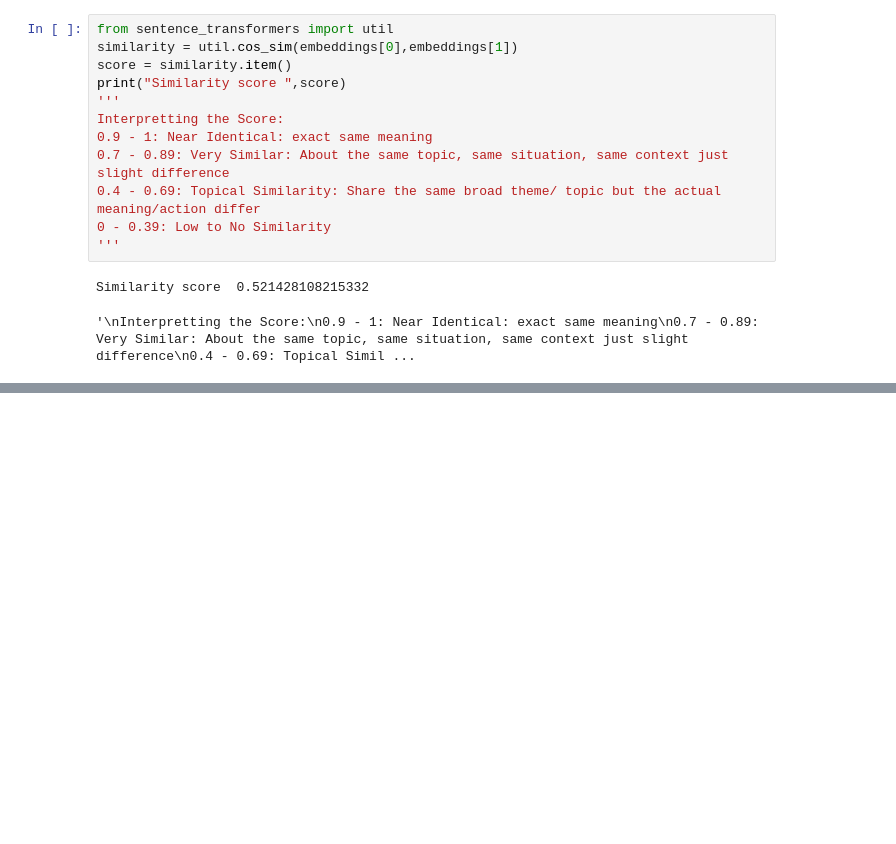
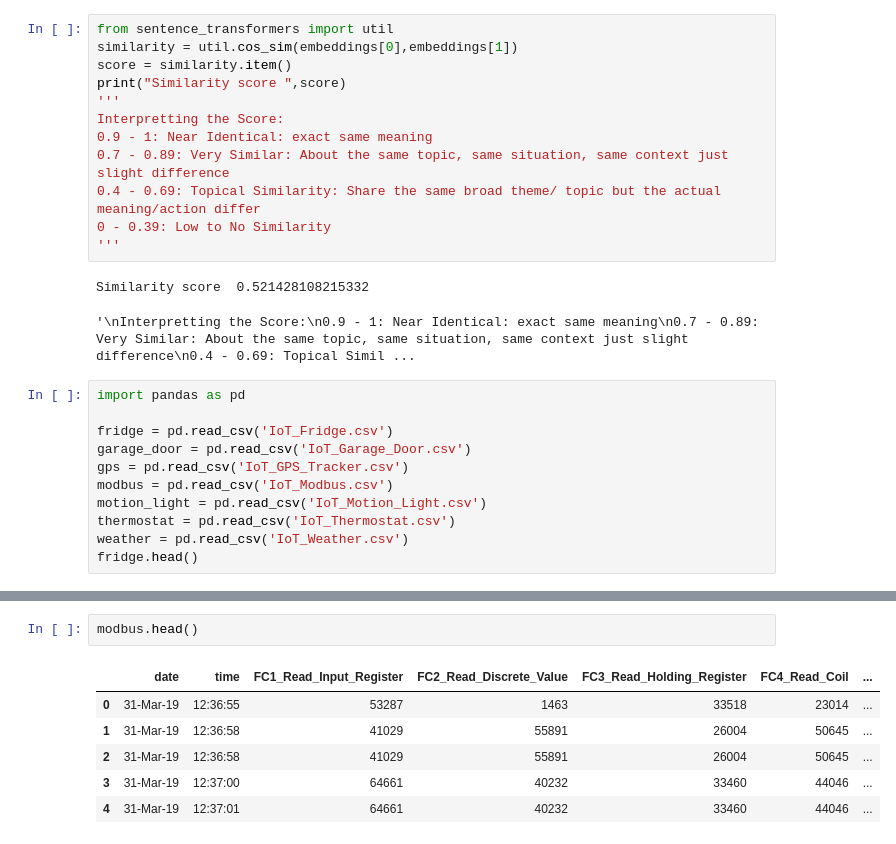
Before and after one commit to wiwiwashere/TON_loT_network, a Jupyter notebook: Idea1.ipynb, the cells around one changed output, grey strips where cells are left out. Drawn from its saved outputs; the diff is of its cells as text; blank space fills up the shorter version.

```diff
--- a/Idea1.ipynb
+++ b/Idea1.ipynb
@@ -65,3 +65,14 @@ Interpretting the Score:
 # %% [output]
 Similarity score  0.521428108215332
 '\nInterpretting the Score:\n0.9 - 1: Near Identical: exact same meaning\n0.7 - 0.89: Very Similar: About the same topic, same situation, same context just slight difference\n0.4 - 0.69: Topical Simil ...
+# %%
+import pandas as pd
+
+fridge = pd.read_csv('IoT_Fridge.csv')
+garage_door = pd.read_csv('IoT_Garage_Door.csv')
+gps = pd.read_csv('IoT_GPS_Tracker.csv')
+modbus = pd.read_csv('IoT_Modbus.csv')
+motion_light = pd.read_csv('IoT_Motion_Light.csv')
+thermostat = pd.read_csv('IoT_Thermostat.csv')
+weather = pd.read_csv('IoT_Weather.csv')
+fridge.head()
@@ -67,0 +104,9 @@ Similarity score  0.521428108215332
+# %%
+modbus.head()
+# %% [output]
+|  | date | time | FC1_Read_Input_Register | FC2_Read_Discrete_Value | FC3_Read_Holding_Register | FC4_Read_Coil | ... |
+| 0 | 31-Mar-19 | 12:36:55 | 53287 | 1463 | 33518 | 23014 | ... |
+| 1 | 31-Mar-19 | 12:36:58 | 41029 | 55891 | 26004 | 50645 | ... |
+| 2 | 31-Mar-19 | 12:36:58 | 41029 | 55891 | 26004 | 50645 | ... |
+| 3 | 31-Mar-19 | 12:37:00 | 64661 | 40232 | 33460 | 44046 | ... |
+| 4 | 31-Mar-19 | 12:37:01 | 64661 | 40232 | 33460 | 44046 | ... |
```
Also changed, not shown: parts of 6 cells of this notebook, 2 other files.
